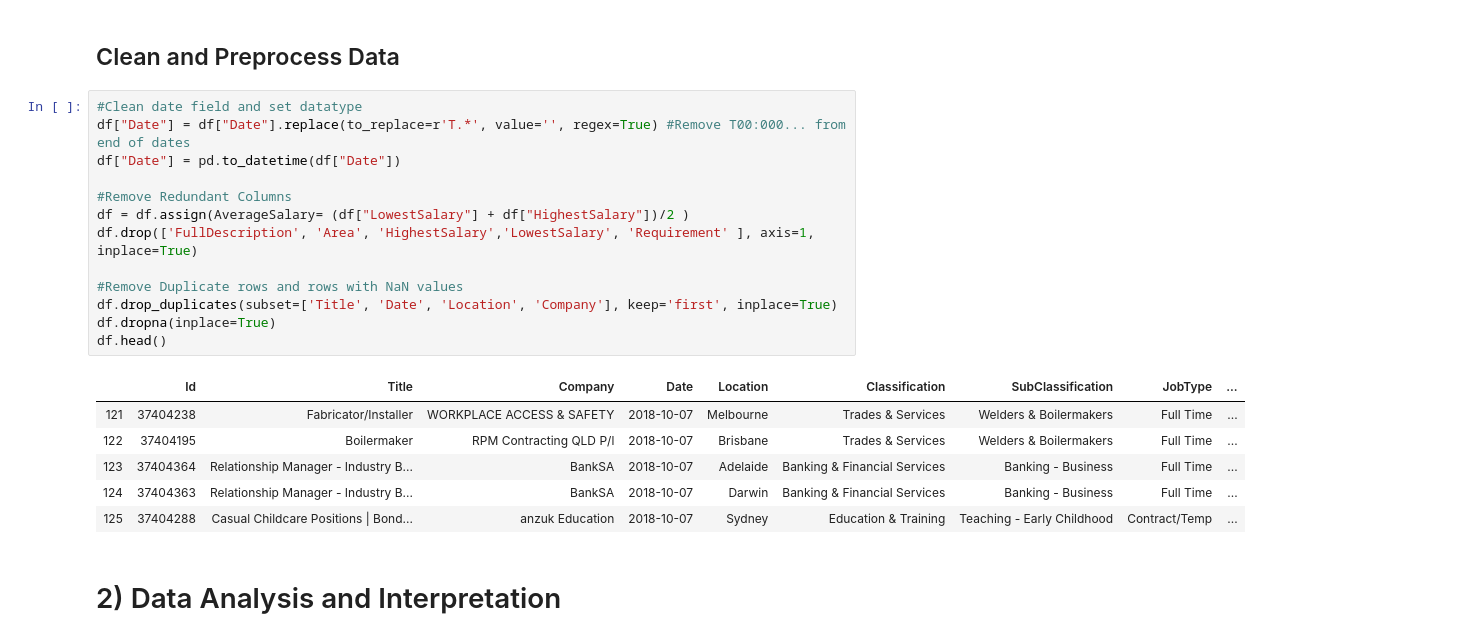
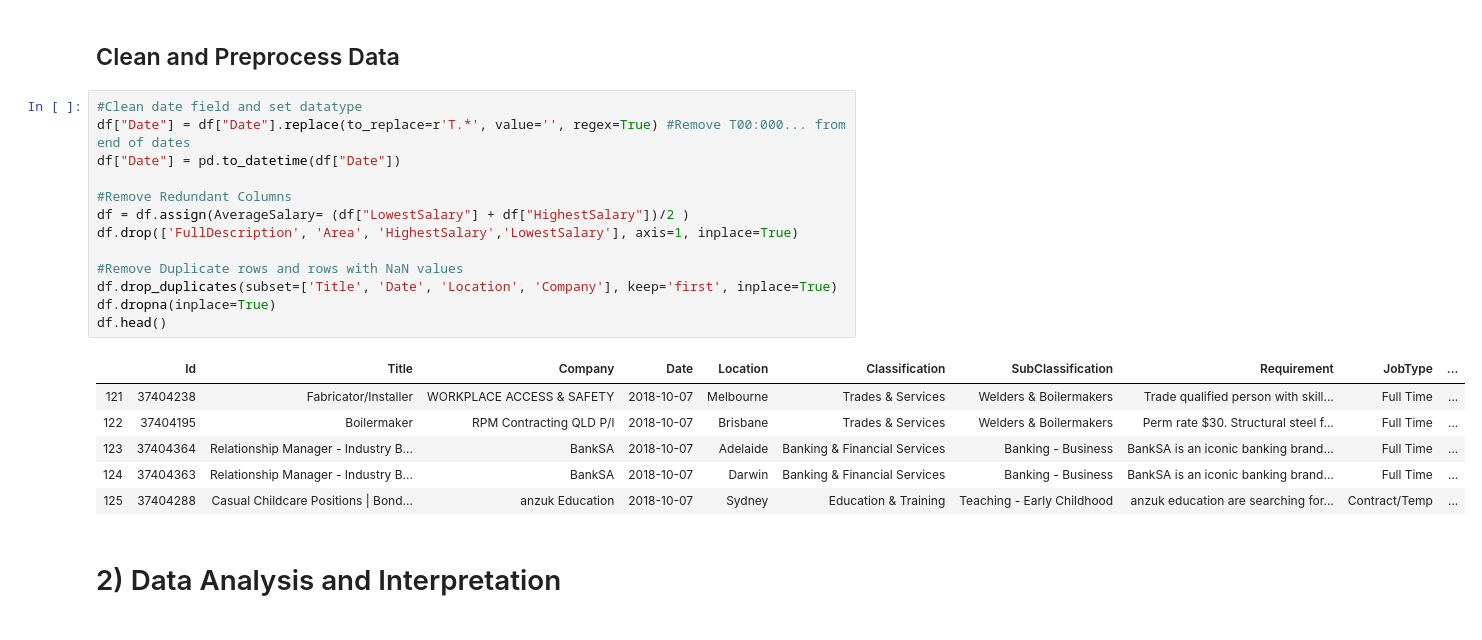
Before and after one commit to RyanWillie/Big-Data-Assignment, a Jupyter notebook: Notebook.ipynb, the cells around one changed output. Cells and saved outputs as stored; diff of their text form.

```diff
--- a/Notebook.ipynb
+++ b/Notebook.ipynb
@@ -104,23 +104,23 @@ dtype: object
 # %%
 #Clean date field and set datatype
 df["Date"] = df["Date"].replace(to_replace=r'T.*', value='', regex=True) #Remove T00:000... from end of dates
 df["Date"] = pd.to_datetime(df["Date"])
 
 #Remove Redundant Columns
 df = df.assign(AverageSalary= (df["LowestSalary"] + df["HighestSalary"])/2 )
-df.drop(['FullDescription', 'Area', 'HighestSalary','LowestSalary', 'Requirement' ], axis=1, inplace=True)
+df.drop(['FullDescription', 'Area', 'HighestSalary','LowestSalary'], axis=1, inplace=True)
 
 #Remove Duplicate rows and rows with NaN values
 df.drop_duplicates(subset=['Title', 'Date', 'Location', 'Company'], keep='first', inplace=True)
 df.dropna(inplace=True)
 df.head()
 # %% [output]
-|  | Id | Title | Company | Date | Location | Classification | SubClassification | JobType | ... |
-| 121 | 37404238 | Fabricator/Installer | WORKPLACE ACCESS & SAFETY | 2018-10-07 | Melbourne | Trades & Services | Welders & Boilermakers | Full Time | ... |
-| 122 | 37404195 | Boilermaker | RPM Contracting QLD P/l | 2018-10-07 | Brisbane | Trades & Services | Welders & Boilermakers | Full Time | ... |
-| 123 | 37404364 | Relationship Manager - Industry B... | BankSA | 2018-10-07 | Adelaide | Banking & Financial Services | Banking - Business | Full Time | ... |
-| 124 | 37404363 | Relationship Manager - Industry B... | BankSA | 2018-10-07 | Darwin | Banking & Financial Services | Banking - Business | Full Time | ... |
-| 125 | 37404288 | Casual Childcare Positions | Bond... | anzuk Education | 2018-10-07 | Sydney | Education & Training | Teaching - Early Childhood | Contract/Temp | ... |
+|  | Id | Title | Company | Date | Location | Classification | SubClassification | Requirement | JobType | ... |
+| 121 | 37404238 | Fabricator/Installer | WORKPLACE ACCESS & SAFETY | 2018-10-07 | Melbourne | Trades & Services | Welders & Boilermakers | Trade qualified person with skill... | Full Time | ... |
+| 122 | 37404195 | Boilermaker | RPM Contracting QLD P/l | 2018-10-07 | Brisbane | Trades & Services | Welders & Boilermakers | Perm rate $30. Structural steel f... | Full Time | ... |
+| 123 | 37404364 | Relationship Manager - Industry B... | BankSA | 2018-10-07 | Adelaide | Banking & Financial Services | Banking - Business | BankSA is an iconic banking brand... | Full Time | ... |
+| 124 | 37404363 | Relationship Manager - Industry B... | BankSA | 2018-10-07 | Darwin | Banking & Financial Services | Banking - Business | BankSA is an iconic banking brand... | Full Time | ... |
+| 125 | 37404288 | Casual Childcare Positions | Bond... | anzuk Education | 2018-10-07 | Sydney | Education & Training | Teaching - Early Childhood | anzuk education are searching for... | Contract/Temp | ... |
 # %% [markdown]
 # 2) Data Analysis and Interpretation
 # %% [markdown]
```
Also changed, not shown: parts of 10 cells of this notebook.
